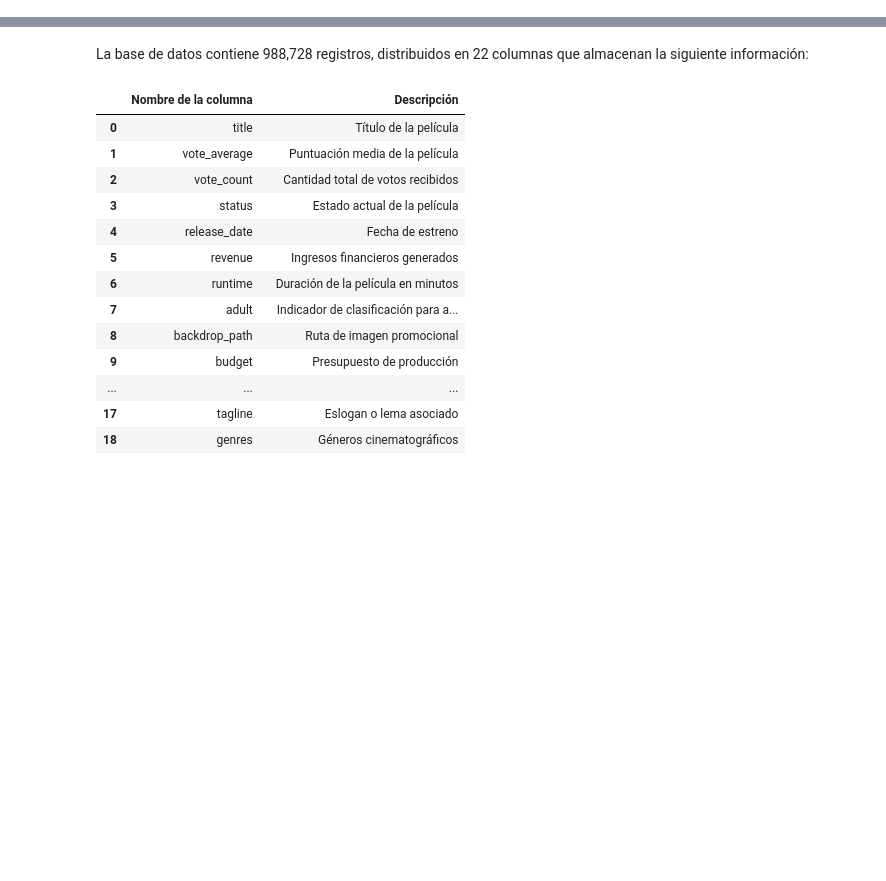
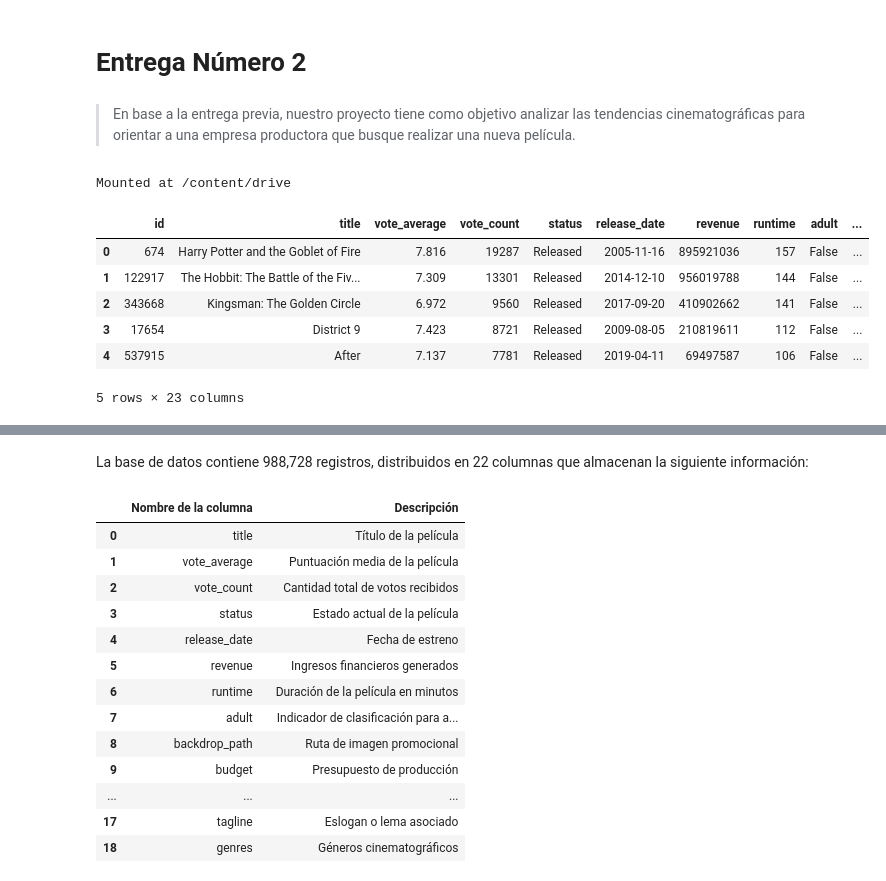
Before and after one commit to fridarivera09/proyecto_23, a Jupyter notebook: Proyecto_Equipo_23.ipynb, the cells around one changed output, grey strips where cells are left out. Drawn from its saved outputs; the diff is of its cells as text; code cells hidden in the pictures; blank space fills up the shorter version.

```diff
--- a/Proyecto_Equipo_23.ipynb
+++ b/Proyecto_Equipo_23.ipynb
@@ -0,0 +1,4 @@
+# %% [markdown]
+# **Entrega Número 2**
+# %% [markdown]
+> En base a la entrega previa, nuestro proyecto tiene como objetivo analizar las tendencias cinematográficas para orientar a una empresa productora que busque realizar una nueva película.
@@ -0,0 +17,19 @@
+# %%
+from google.colab import drive
+drive.mount('/content/drive')
+# %% [output]
+Mounted at /content/drive
+# %%
+# Utilizamos la función `skiprows` para cargar una muestra aleatoria del dataset
+# Esto reduce el tamaño del dataset y, por lo tanto, la cantidad de memoria RAM necesaria
+skiprows = lambda i: i>0 and np.random.rand() > 0.01
+df = pd.read_csv('/content/drive/MyDrive/Equipo 23 - PLAN B/TMDB_movie_dataset_v11.csv', skiprows=skiprows)
+df.head()
+# %% [output]
+|  | id | title | vote_average | vote_count | status | release_date | revenue | runtime | adult | ... |
+| 0 | 674 | Harry Potter and the Goblet of Fire | 7.816 | 19287 | Released | 2005-11-16 | 895921036 | 157 | False | ... |
+| 1 | 122917 | The Hobbit: The Battle of the Fiv... | 7.309 | 13301 | Released | 2014-12-10 | 956019788 | 144 | False | ... |
+| 2 | 343668 | Kingsman: The Golden Circle | 6.972 | 9560 | Released | 2017-09-20 | 410902662 | 141 | False | ... |
+| 3 | 17654 | District 9 | 7.423 | 8721 | Released | 2009-08-05 | 210819611 | 112 | False | ... |
+| 4 | 537915 | After | 7.137 | 7781 | Released | 2019-04-11 | 69497587 | 106 | False | ... |
+5 rows × 23 columns
```
Also changed, not shown: parts of 30 cells of this notebook.
